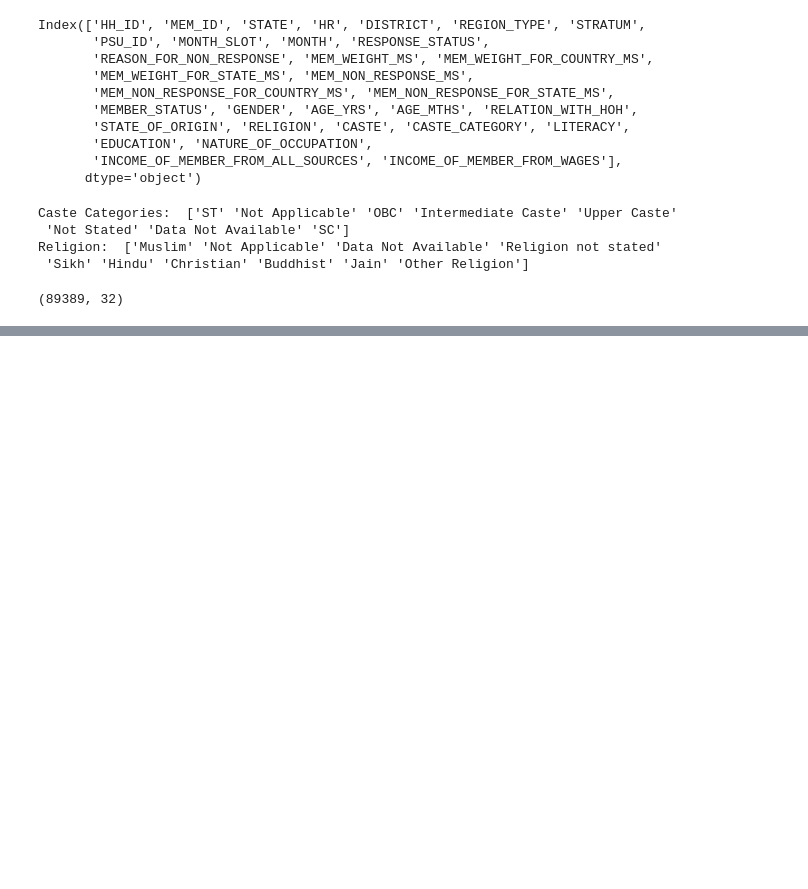
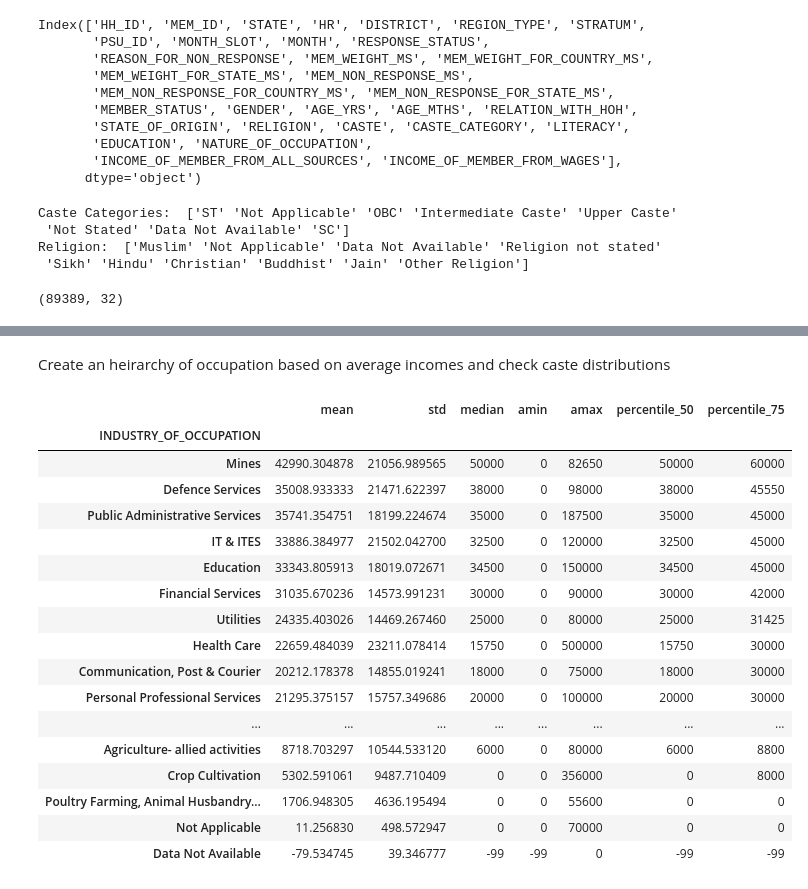
Before and after one commit to parikshitsam/Income-Pyramids, a Jupyter notebook: Members.ipynb, the cells around one changed output, grey strips where cells are left out. Saved outputs shown, nothing was run; the diff lists cells and outputs as text; code cells hidden in the pictures; blank space fills up the shorter version.

Commit message:
Exploring members
Further explored occupation in members dataset

```diff
--- a/Members.ipynb
+++ b/Members.ipynb
@@ -97,0 +106,4 @@ df[(df["AGE_YRS"]<10) & (df["AGE_YRS"]>=0)].shape
+# %%
+path = r"C:\Users\parik\Documents\Data sets\Income Pyramids-20211206T143645Z-001\Income Pyramids\Member Incomes\member_income_20210228_MS_rev_csv\member_income_20210228_MS_rev.csv"
+df_new = pd.read_csv(path)
+df_new.head()
@@ -97,0 +151,2 @@ df[(df["AGE_YRS"]<10) & (df["AGE_YRS"]>=0)].shape
+# %%
+data = df_new.copy()
@@ -97,0 +233,6 @@ df[(df["AGE_YRS"]<10) & (df["AGE_YRS"]>=0)].shape
+# %%
+def percentile(n):
+    def percentile_(x):
+        return np.percentile(x, n)
+    percentile_.__name__ = 'percentile_%s' % n
+    return percentile_
@@ -97,0 +254,25 @@ df[(df["AGE_YRS"]<10) & (df["AGE_YRS"]>=0)].shape
+# %% [markdown]
+Create an heirarchy of occupation based on average incomes and check caste distributions
+# %%
+occupation_heirarchy = data.groupby("INDUSTRY_OF_OCCUPATION")["INCOME_OF_MEMBER_FROM_WAGES"].agg([np.mean, np.std, np.median,
+                     np.min, np.max, percentile(50), percentile(75)]).sort_values(by = "percentile_75",ascending=False)
+occupation_heirarchy
+# %% [output]
+|  | mean | std | median | amin | amax | percentile_50 | percentile_75 |
+| INDUSTRY_OF_OCCUPATION |  |  |  |  |  |  |  |
+| Mines | 42990.304878 | 21056.989565 | 50000 | 0 | 82650 | 50000 | 60000 |
+| Defence Services | 35008.933333 | 21471.622397 | 38000 | 0 | 98000 | 38000 | 45550 |
+| Public Administrative Services | 35741.354751 | 18199.224674 | 35000 | 0 | 187500 | 35000 | 45000 |
+| IT & ITES | 33886.384977 | 21502.042700 | 32500 | 0 | 120000 | 32500 | 45000 |
+| Education | 33343.805913 | 18019.072671 | 34500 | 0 | 150000 | 34500 | 45000 |
+| Financial Services | 31035.670236 | 14573.991231 | 30000 | 0 | 90000 | 30000 | 42000 |
+| Utilities | 24335.403026 | 14469.267460 | 25000 | 0 | 80000 | 25000 | 31425 |
+| Health Care | 22659.484039 | 23211.078414 | 15750 | 0 | 500000 | 15750 | 30000 |
+| Communication, Post & Courier | 20212.178378 | 14855.019241 | 18000 | 0 | 75000 | 18000 | 30000 |
+| Personal Professional Services | 21295.375157 | 15757.349686 | 20000 | 0 | 100000 | 20000 | 30000 |
+| ... | ... | ... | ... | ... | ... | ... | ... |
+| Agriculture- allied activities | 8718.703297 | 10544.533120 | 6000 | 0 | 80000 | 6000 | 8800 |
+| Crop Cultivation | 5302.591061 | 9487.710409 | 0 | 0 | 356000 | 0 | 8000 |
+| Poultry Farming, Animal Husbandry... | 1706.948305 | 4636.195494 | 0 | 0 | 55600 | 0 | 0 |
+| Not Applicable | 11.256830 | 498.572947 | 0 | 0 | 70000 | 0 | 0 |
+| Data Not Available | -79.534745 | 39.346777 | -99 | -99 | 0 | -99 | -99 |
```
Also changed, not shown: parts of 18 cells of this notebook, 1 other file.
